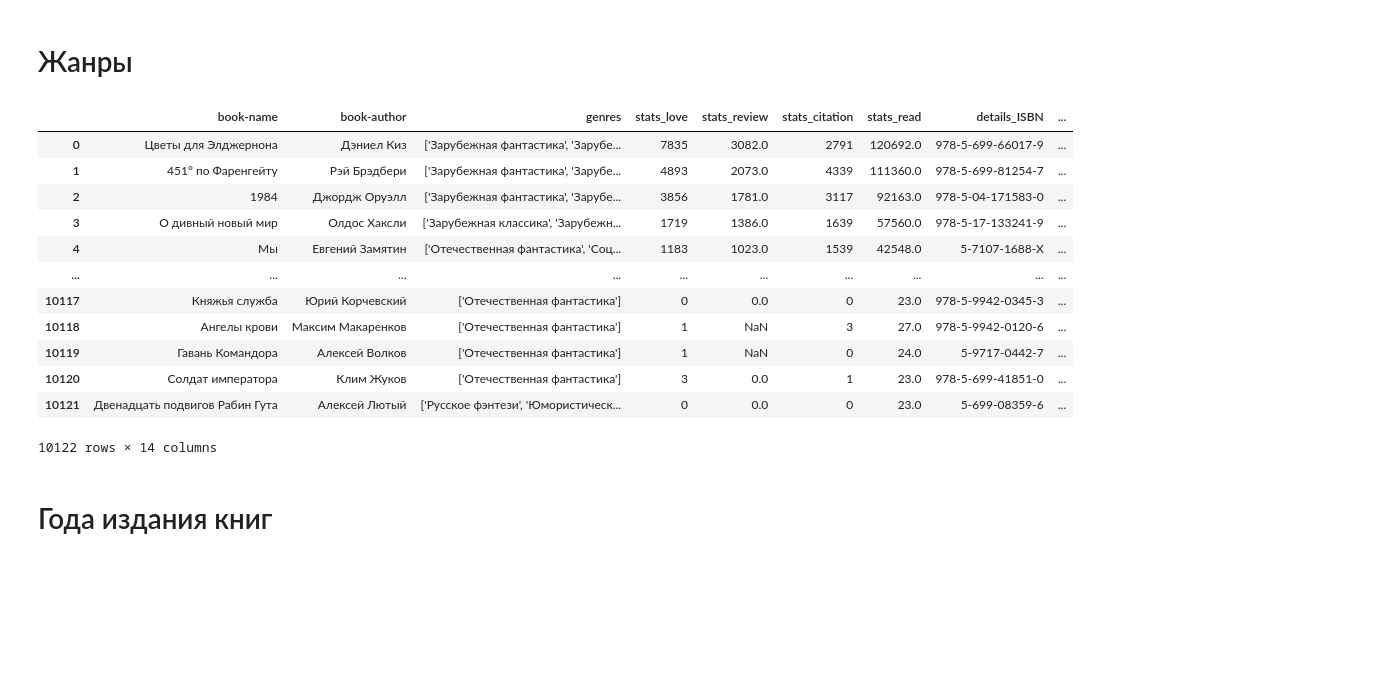
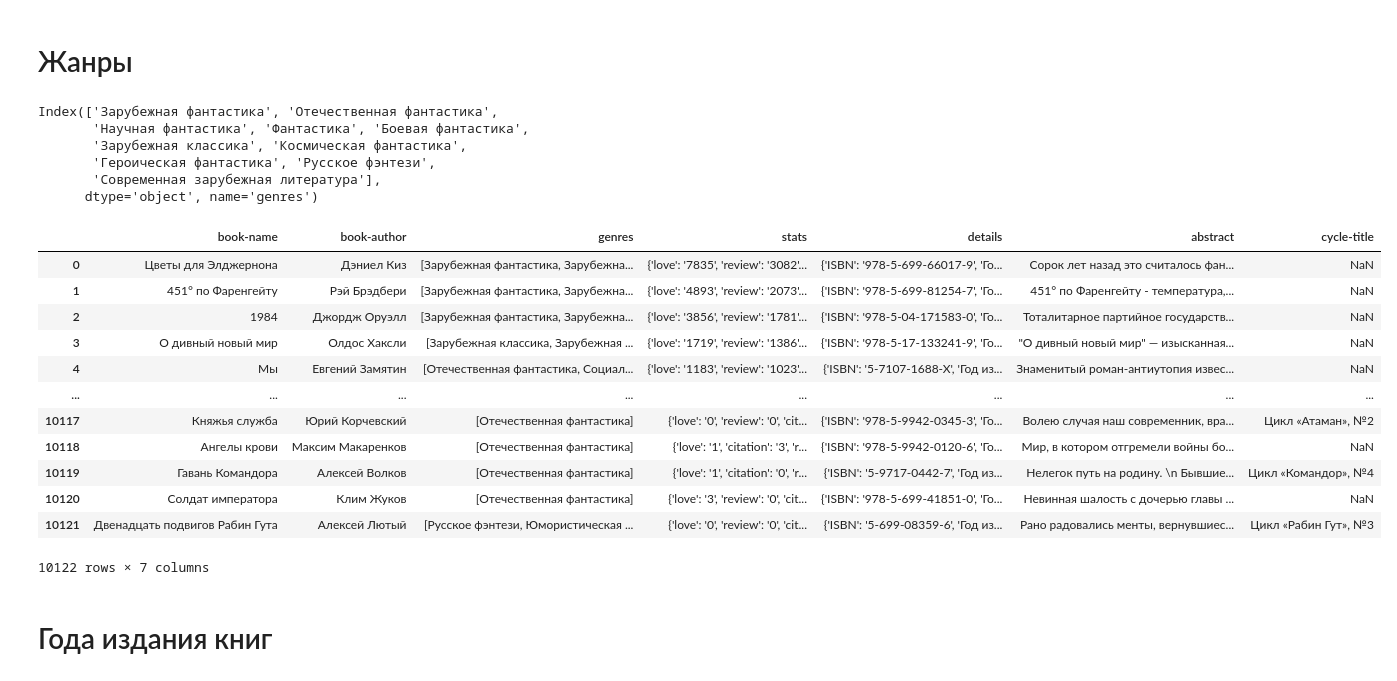
Before and after one commit to ansafronov/FantLitrature_Project, a Jupyter notebook: Data_collection.ipynb, the cells around one changed output. Cells and saved outputs as stored; diff of their text form; code cells hidden in the pictures; blank space fills up the shorter version.

```diff
--- a/Data_collection.ipynb
+++ b/Data_collection.ipynb
@@ -404,18 +430,36 @@ book_df
 # %% [markdown]
 # Жанры
-# %%
-book_df
-# %% [output]
-|  | book-name | book-author | genres | stats_love | stats_review | stats_citation | stats_read | details_ISBN | ... |
-| 0 | Цветы для Элджернона | Дэниел Киз | ['Зарубежная фантастика', 'Зарубе... | 7835 | 3082.0 | 2791 | 120692.0 | 978-5-699-66017-9 | ... |
-| 1 | 451° по Фаренгейту | Рэй Брэдбери | ['Зарубежная фантастика', 'Зарубе... | 4893 | 2073.0 | 4339 | 111360.0 | 978-5-699-81254-7 | ... |
-| 2 | 1984 | Джордж Оруэлл | ['Зарубежная фантастика', 'Зарубе... | 3856 | 1781.0 | 3117 | 92163.0 | 978-5-04-171583-0 | ... |
-| 3 | О дивный новый мир | Олдос Хаксли | ['Зарубежная классика', 'Зарубежн... | 1719 | 1386.0 | 1639 | 57560.0 | 978-5-17-133241-9 | ... |
-| 4 | Мы | Евгений Замятин | ['Отечественная фантастика', 'Соц... | 1183 | 1023.0 | 1539 | 42548.0 | 5-7107-1688-X | ... |
-| ... | ... | ... | ... | ... | ... | ... | ... | ... | ... |
-| 10117 | Княжья служба | Юрий Корчевский | ['Отечественная фантастика'] | 0 | 0.0 | 0 | 23.0 | 978-5-9942-0345-3 | ... |
-| 10118 | Ангелы крови | Максим Макаренков | ['Отечественная фантастика'] | 1 | NaN | 3 | 27.0 | 978-5-9942-0120-6 | ... |
-| 10119 | Гавань Командора | Алексей Волков | ['Отечественная фантастика'] | 1 | NaN | 0 | 24.0 | 5-9717-0442-7 | ... |
-| 10120 | Солдат императора | Клим Жуков | ['Отечественная фантастика'] | 3 | 0.0 | 1 | 23.0 | 978-5-699-41851-0 | ... |
-| 10121 | Двенадцать подвигов Рабин Гута | Алексей Лютый | ['Русское фэнтези', 'Юмористическ... | 0 | 0.0 | 0 | 23.0 | 5-699-08359-6 | ... |
-10122 rows × 14 columns
+# %%
+book_df_list_long = []
+for book in book_json:
+    book_flatten = flatten_dict(book, sep='_')
+    book_df_list_long.append(pd.DataFrame().from_dict(book_flatten))
+
+book_df_long = pd.concat(book_df_list_long, ignore_index=True)
+# %%
+for col in ['stats_love','stats_review','stats_citation','stats_read']:
+    book_df_long[col] = pd.to_numeric(book_df_long[col])
+# %%
+book_df_long.loc[book_df_long['genres'].str.contains('Боевая фантастика'), 'genres'] = (
+    book_df_long
+    [book_df_long['genres'].str.contains('Боевая фантастика')]
+    ['genres']
+    .str.split()
+    .apply(lambda x: x[-2]+' ' + x[-1])
+)
+
+book_df_long.loc[book_df_long['genres'].str.contains('Боевики'), 'genres'] = (
+    book_df_long
+    [book_df_long['genres'].str.contains('Боевики')]
+    ['genres']
+    .str.split()
+    .apply(lambda x: x[-1])
+)
+
+book_df_long.loc[book_df_long['genres'].str.contains('Триллеры'), 'genres'] = (
+    book_df_long
+    [book_df_long['genres'].str.contains('Триллеры')]
+    ['genres']
+    .str.split()
+    .apply(lambda x: x[-1])
+)
@@ -421,0 +469,9 @@ book_df
+# %%
+top_genres
+# %% [output]
+Index(['Зарубежная фантастика', 'Отечественная фантастика',
+       'Научная фантастика', 'Фантастика', 'Боевая фантастика',
+       'Зарубежная классика', 'Космическая фантастика',
+       'Героическая фантастика', 'Русское фэнтези',
+       'Современная зарубежная литература'],
+      dtype='object', name='genres')
@@ -422,3 +505,19 @@ book_df
+# %%
+book_df_long
+# %% [output]
+|  | book-name | book-author | genres | stats | details | abstract | cycle-title |
+| 0 | Цветы для Элджернона | Дэниел Киз | [Зарубежная фантастика, Зарубежна... | {'love': '7835', 'review': '3082'... | {'ISBN': '978-5-699-66017-9', 'Го... | Сорок лет назад это считалось фан... | NaN |
+| 1 | 451° по Фаренгейту | Рэй Брэдбери | [Зарубежная фантастика, Зарубежна... | {'love': '4893', 'review': '2073'... | {'ISBN': '978-5-699-81254-7', 'Го... | 451° по Фаренгейту - температура,... | NaN |
+| 2 | 1984 | Джордж Оруэлл | [Зарубежная фантастика, Зарубежна... | {'love': '3856', 'review': '1781'... | {'ISBN': '978-5-04-171583-0', 'Го... | Тоталитарное партийное государств... | NaN |
+| 3 | О дивный новый мир | Олдос Хаксли | [Зарубежная классика, Зарубежная ... | {'love': '1719', 'review': '1386'... | {'ISBN': '978-5-17-133241-9', 'Го... | "О дивный новый мир" — изысканная... | NaN |
+| 4 | Мы | Евгений Замятин | [Отечественная фантастика, Социал... | {'love': '1183', 'review': '1023'... | {'ISBN': '5-7107-1688-X', 'Год из... | Знаменитый роман-антиутопия извес... | NaN |
+| ... | ... | ... | ... | ... | ... | ... | ... |
+| 10117 | Княжья служба | Юрий Корчевский | [Отечественная фантастика] | {'love': '0', 'review': '0', 'cit... | {'ISBN': '978-5-9942-0345-3', 'Го... | Волею случая наш современник, вра... | Цикл «Атаман», №2 |
+| 10118 | Ангелы крови | Максим Макаренков | [Отечественная фантастика] | {'love': '1', 'citation': '3', 'r... | {'ISBN': '978-5-9942-0120-6', 'Го... | Мир, в котором отгремели войны бо... | NaN |
+| 10119 | Гавань Командора | Алексей Волков | [Отечественная фантастика] | {'love': '1', 'citation': '0', 'r... | {'ISBN': '5-9717-0442-7', 'Год из... | Нелегок путь на родину. \n Бывшие... | Цикл «Командор», №4 |
+| 10120 | Солдат императора | Клим Жуков | [Отечественная фантастика] | {'love': '3', 'review': '0', 'cit... | {'ISBN': '978-5-699-41851-0', 'Го... | Невинная шалость с дочерью главы ... | NaN |
+| 10121 | Двенадцать подвигов Рабин Гута | Алексей Лютый | [Русское фэнтези, Юмористическая ... | {'love': '0', 'review': '0', 'cit... | {'ISBN': '5-699-08359-6', 'Год из... | Рано радовались менты, вернувшиес... | Цикл «Рабин Гут», №3 |
+10122 rows × 7 columns
 # %% [markdown]
 # Года издания книг
 # %%
```
Also changed, not shown: parts of 8 cells of this notebook, 7 other files.
